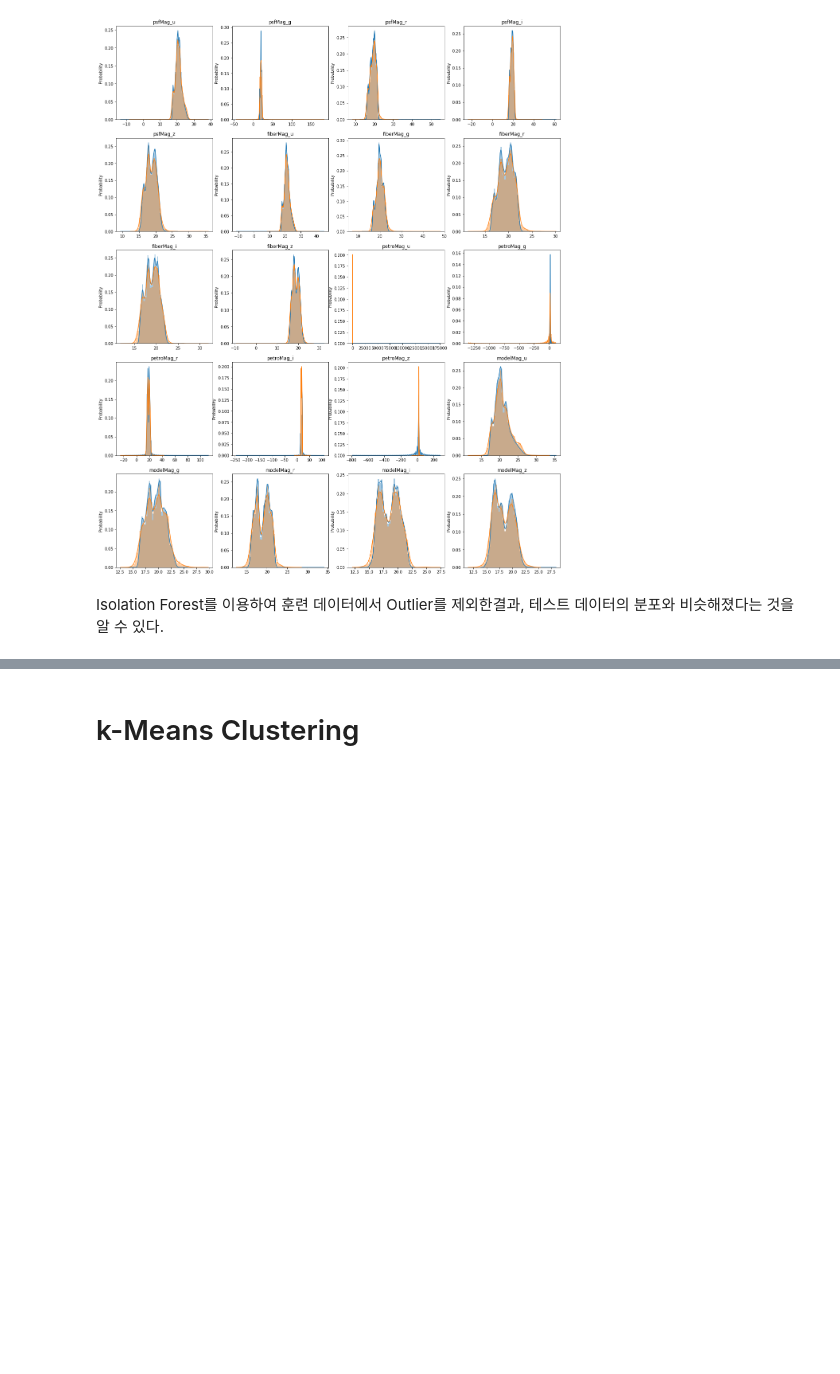
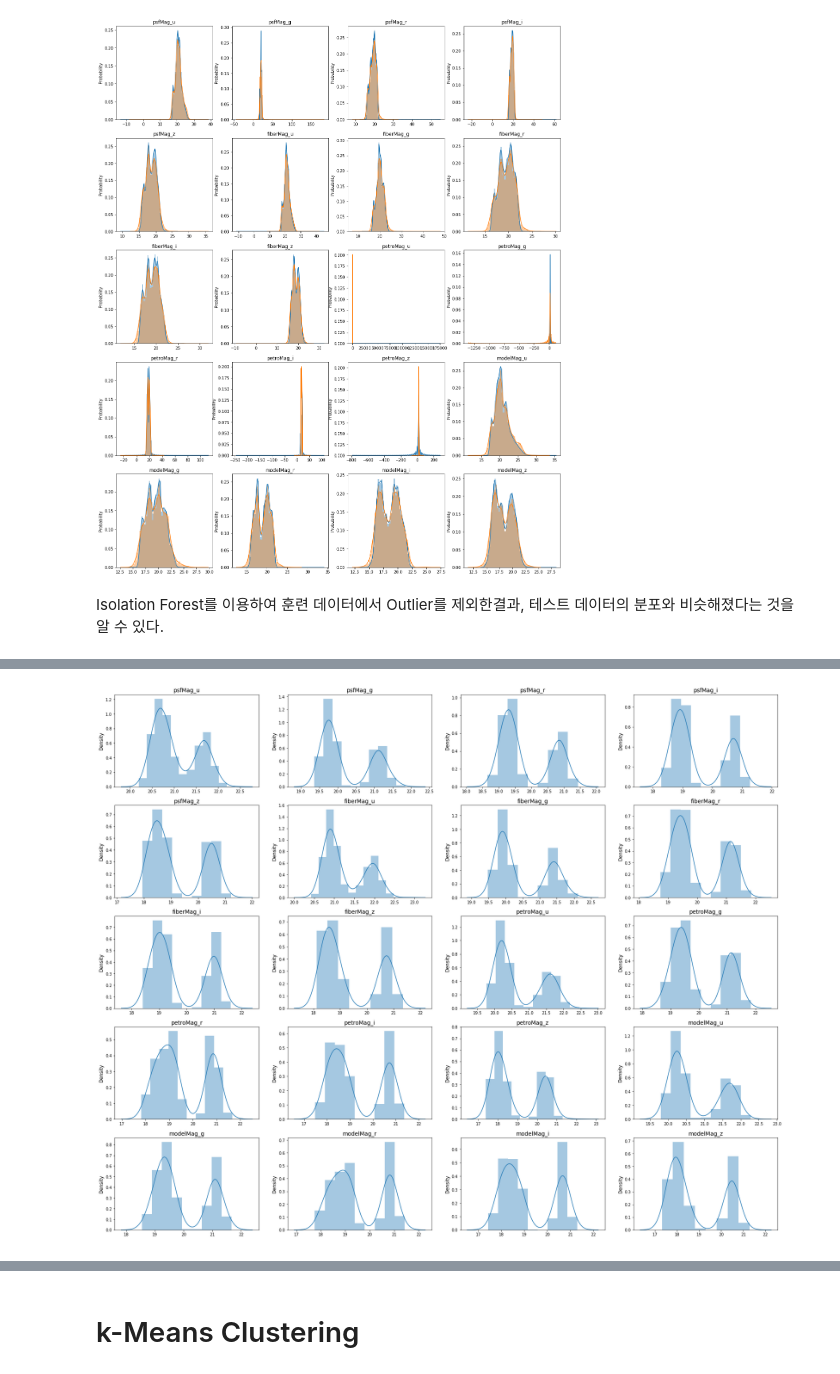
Before and after one commit to SSANGMAN/Celestial-Type-Classification, a Jupyter notebook: ipynb/Outlier Detection.ipynb, the cells around one changed output, grey strips where cells are left out. Cells and saved outputs as stored; diff of their text form; code cells hidden in the pictures; blank space fills up the shorter version.

```diff
--- a/ipynb/Outlier Detection.ipynb
+++ b/ipynb/Outlier Detection.ipynb
@@ -86,0 +130,4 @@ train_no_outlier
+# %%
+VisFeature(fiberID_median)
+# %% [output]
+[figure, added]
```
Also changed, not shown: parts of 9 cells of this notebook.
